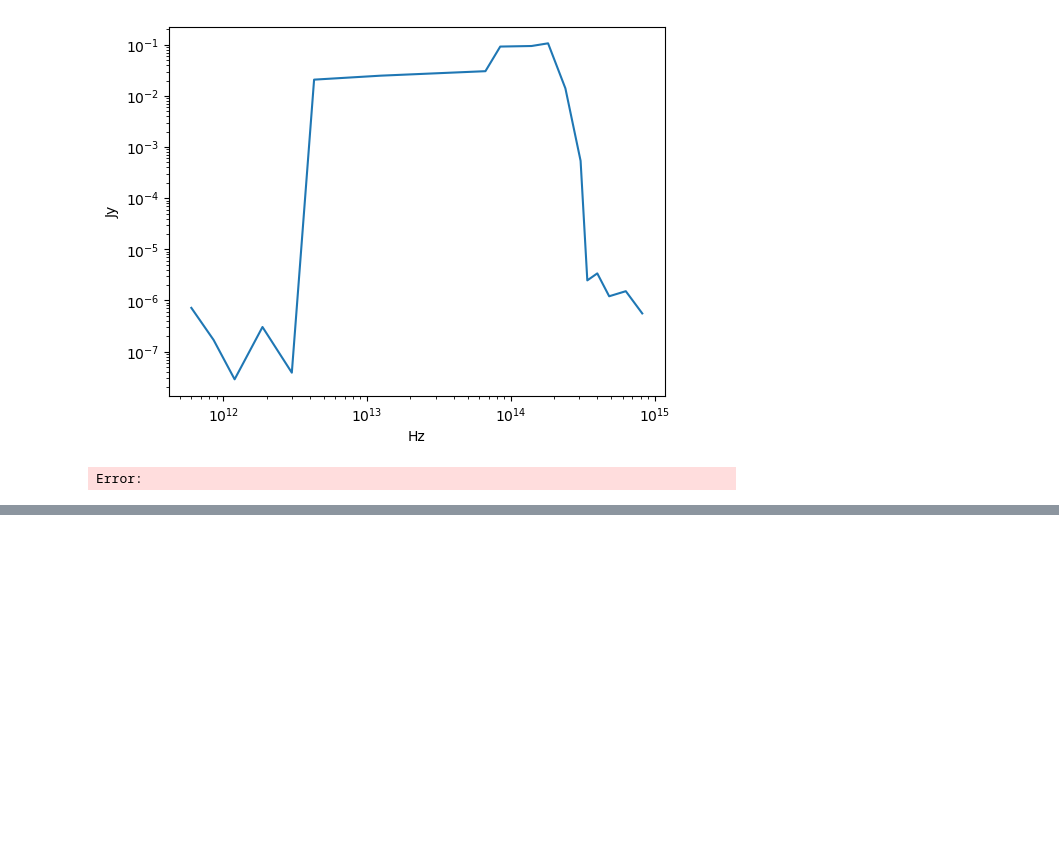
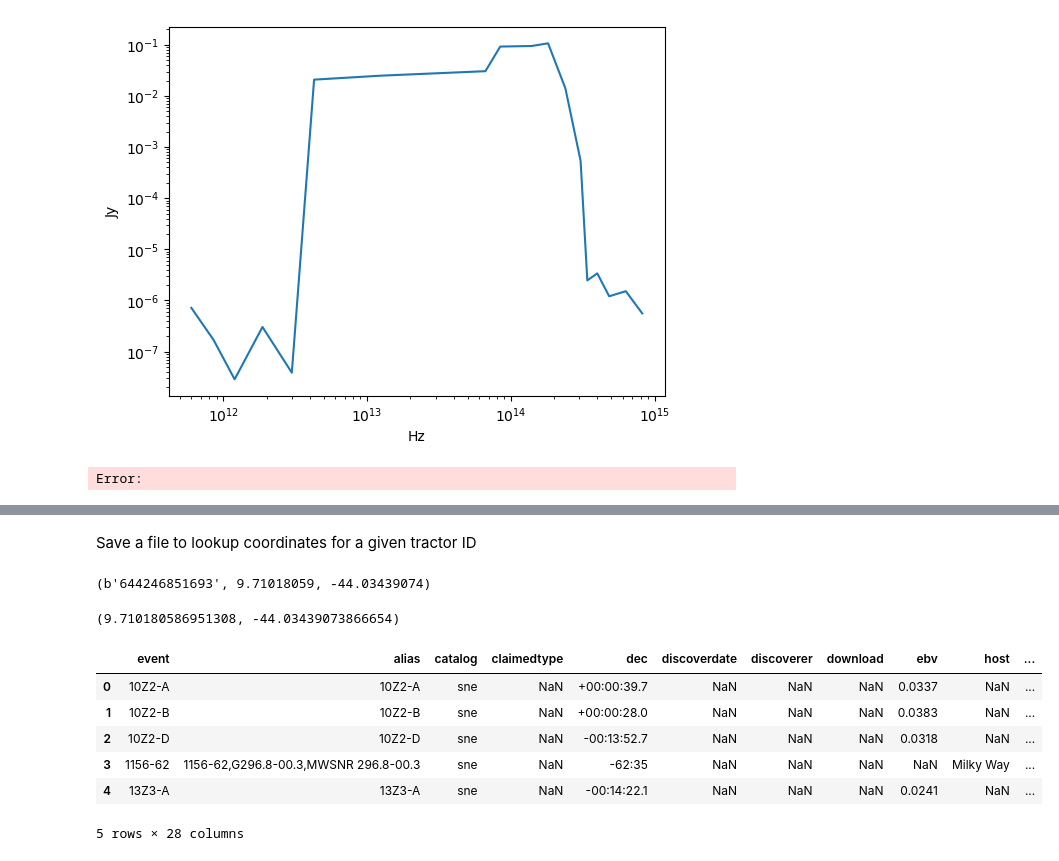
Before and after one commit to Adam-Boesky/astro_SPLASH, a Jupyter notebook: preprocessing/cleaning.ipynb, the cells around one changed output, grey strips where cells are left out. Saved outputs shown, nothing was run; the diff lists cells and outputs as text; code cells hidden in the pictures; blank space fills up the shorter version.

```diff
--- a/preprocessing/cleaning.ipynb
+++ b/preprocessing/cleaning.ipynb
@@ -312,0 +299,2 @@ Error:
+# %% [markdown]
+Save a file to lookup coordinates for a given tractor ID
@@ -312,0 +313,4 @@ Error:
+# %%
+coord_lookup_table[0]
+# %% [output]
+(b'644246851693', 9.71018059, -44.03439074)
@@ -312,0 +324,21 @@ Error:
+# %%
+get_coords_for_id(b'644246851693', lookup_table_path='/Users/adamboesky/Research/ay98/clean_data/coord_lookup_table.pkl')
+# %% [output]
+(9.710180586951308, -44.03439073866654)
+# %%
+sne = pd.read_csv('/Users/adamboesky/Research/ay98/clean_data/sn_coords.csv')
+desired_cols = ['event', 'alias', 'catalog', 'claimedtype', 'dec', 'discoverdate',
+       'discoverer', 'download', 'ebv', 'host', 'hostdec', 'hostoffsetang',
+       'hostoffsetdist', 'hostra', 'instruments', 'lumdist', 'maxabsmag',
+       'maxappmag', 'maxdate', 'name', 'photolink', 'ra', 'radiolink',
+       'redshift', 'references', 'spectralink', 'velocity', 'xraylink']
+sne = sne[desired_cols]
+sne.head()
+# %% [output]
+|  | event | alias | catalog | claimedtype | dec | discoverdate | discoverer | download | ebv | host | ... |
+| 0 | 10Z2-A | 10Z2-A | sne | NaN | +00:00:39.7 | NaN | NaN | NaN | 0.0337 | NaN | ... |
+| 1 | 10Z2-B | 10Z2-B | sne | NaN | +00:00:28.0 | NaN | NaN | NaN | 0.0383 | NaN | ... |
+| 2 | 10Z2-D | 10Z2-D | sne | NaN | -00:13:52.7 | NaN | NaN | NaN | 0.0318 | NaN | ... |
+| 3 | 1156-62 | 1156-62,G296.8-00.3,MWSNR 296.8-00.3 | sne | NaN | -62:35 | NaN | NaN | NaN | NaN | Milky Way | ... |
+| 4 | 13Z3-A | 13Z3-A | sne | NaN | -00:14:22.1 | NaN | NaN | NaN | 0.0241 | NaN | ... |
+5 rows × 28 columns
```
Also changed, not shown: parts of 29 cells of this notebook, 1 other file.
